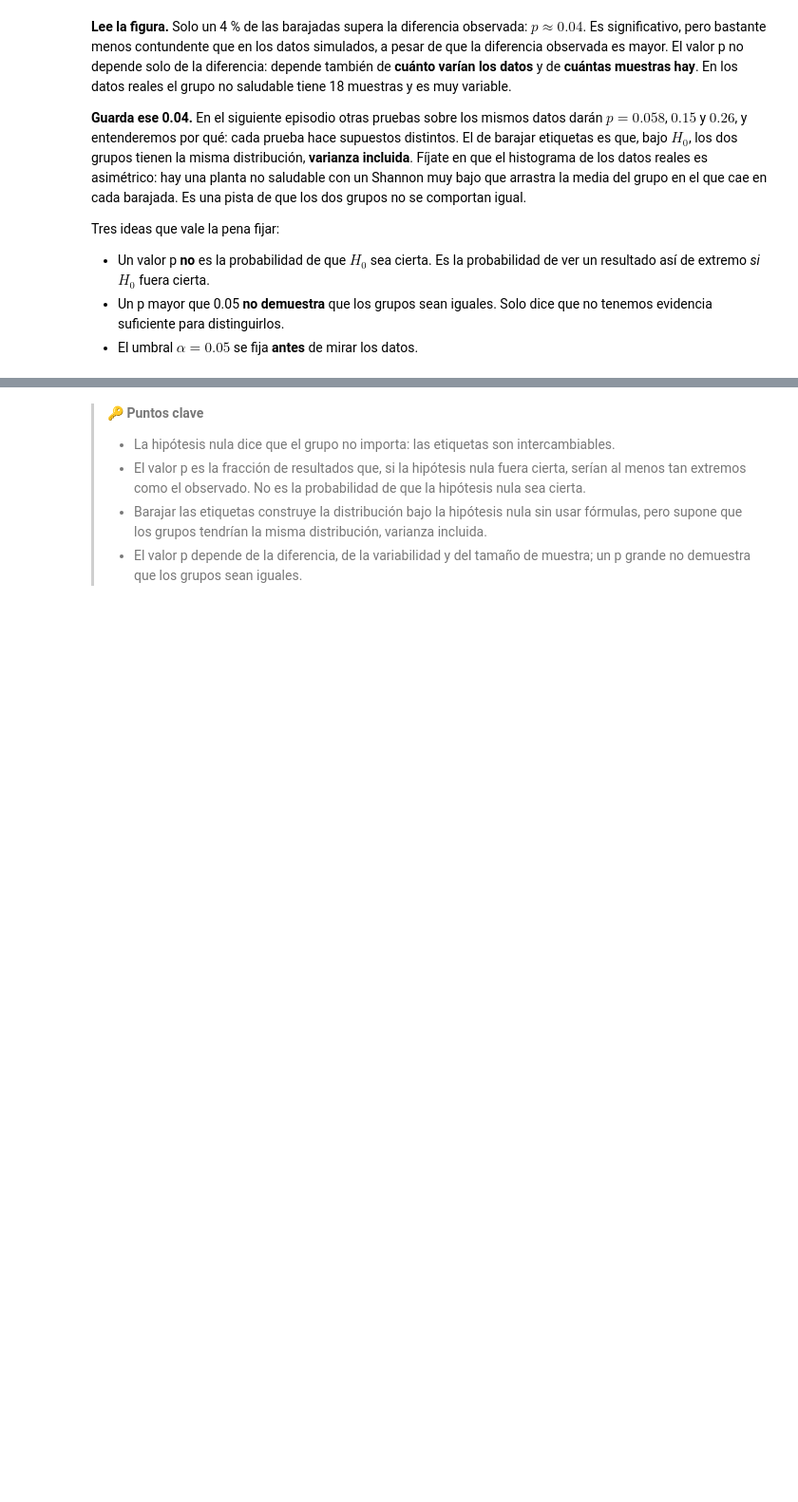
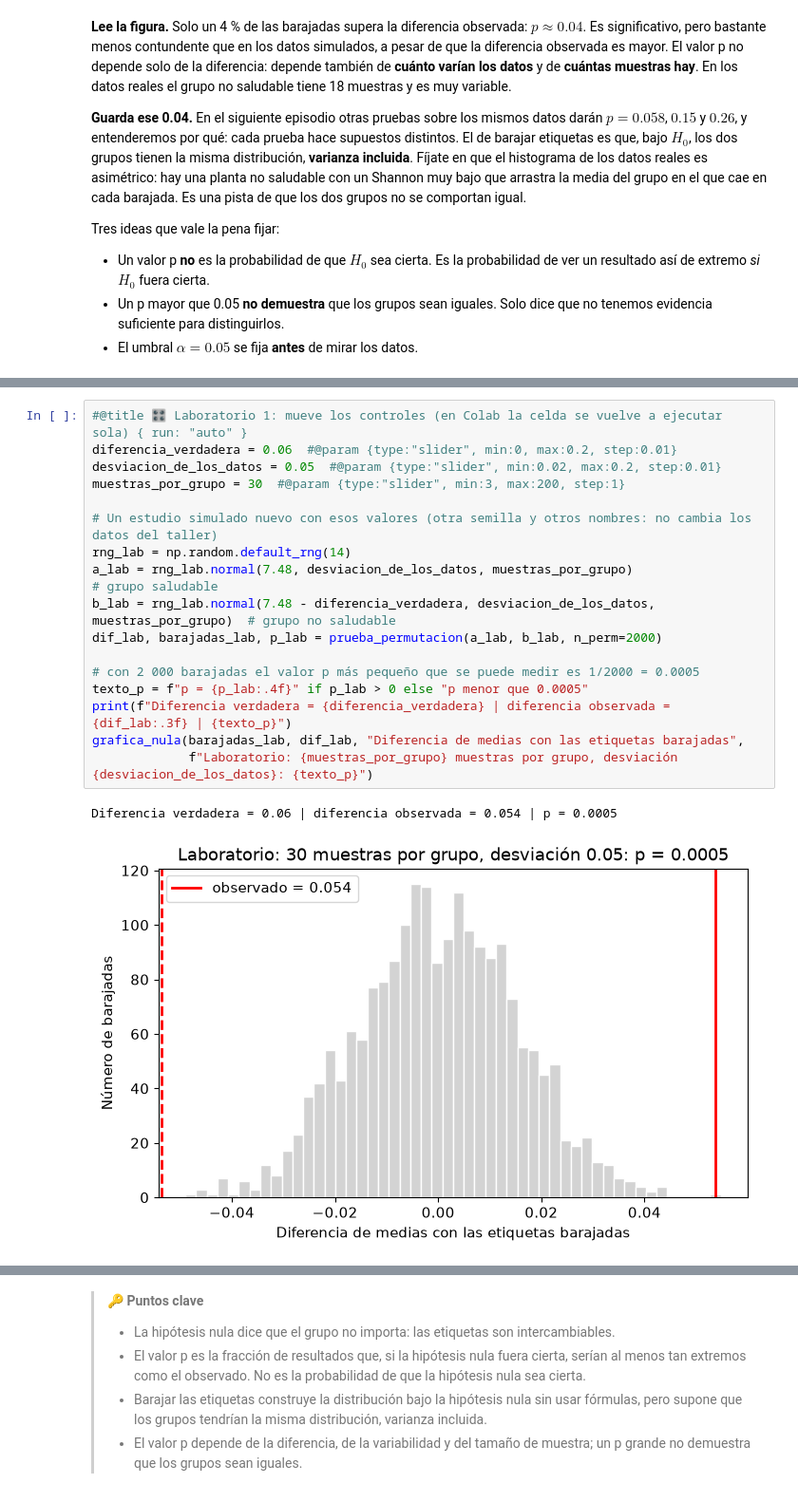
Before and after one commit to CamilaSilva1995/Tesis_Maestria, a Jupyter notebook: Taller_Practico/Taller_Practico_Analisis_estadistico_de_Datos_Metagenomicos.ipynb, the cells around one changed output, grey strips where cells are left out. Shown at 95% size. Drawn from its saved outputs; the diff is of its cells as text; blank space fills up the shorter version.

Commit message:
revision taller didactico

```diff
--- a/Taller_Practico/Taller_Practico_Analisis_estadistico_de_Datos_Metagenomicos.ipynb
+++ b/Taller_Practico/Taller_Practico_Analisis_estadistico_de_Datos_Metagenomicos.ipynb
@@ -492,3 +540,23 @@ Tres ideas que vale la pena fijar:
+# %%
+#@title 🎛️ Laboratorio 1: mueve los controles (en Colab la celda se vuelve a ejecutar sola) { run: "auto" }
+diferencia_verdadera = 0.06  #@param {type:"slider", min:0, max:0.2, step:0.01}
+desviacion_de_los_datos = 0.05  #@param {type:"slider", min:0.02, max:0.2, step:0.01}
+muestras_por_grupo = 30  #@param {type:"slider", min:3, max:200, step:1}
+
+# Un estudio simulado nuevo con esos valores (otra semilla y otros nombres: no cambia los datos del taller)
+rng_lab = np.random.default_rng(14)
+a_lab = rng_lab.normal(7.48, desviacion_de_los_datos, muestras_por_grupo)                         # grupo saludable
+b_lab = rng_lab.normal(7.48 - diferencia_verdadera, desviacion_de_los_datos, muestras_por_grupo)  # grupo no saludable
+dif_lab, barajadas_lab, p_lab = prueba_permutacion(a_lab, b_lab, n_perm=2000)
+
+# con 2 000 barajadas el valor p más pequeño que se puede medir es 1/2000 = 0.0005
+texto_p = f"p = {p_lab:.4f}" if p_lab > 0 else "p menor que 0.0005"
+print(f"Diferencia verdadera = {diferencia_verdadera} | diferencia observada = {dif_lab:.3f} | {texto_p}")
+grafica_nula(barajadas_lab, dif_lab, "Diferencia de medias con las etiquetas barajadas",
+             f"Laboratorio: {muestras_por_grupo} muestras por grupo, desviación {desviacion_de_los_datos}: {texto_p}")
+# %% [output]
+Diferencia verdadera = 0.06 | diferencia observada = 0.054 | p = 0.0005
+[figure, added]
 # %% [markdown]
 ### ✏️ Ejercicio 2: Interpretar el valor p
 
```
Also changed, not shown: parts of 32 cells of this notebook, 8 other files.
